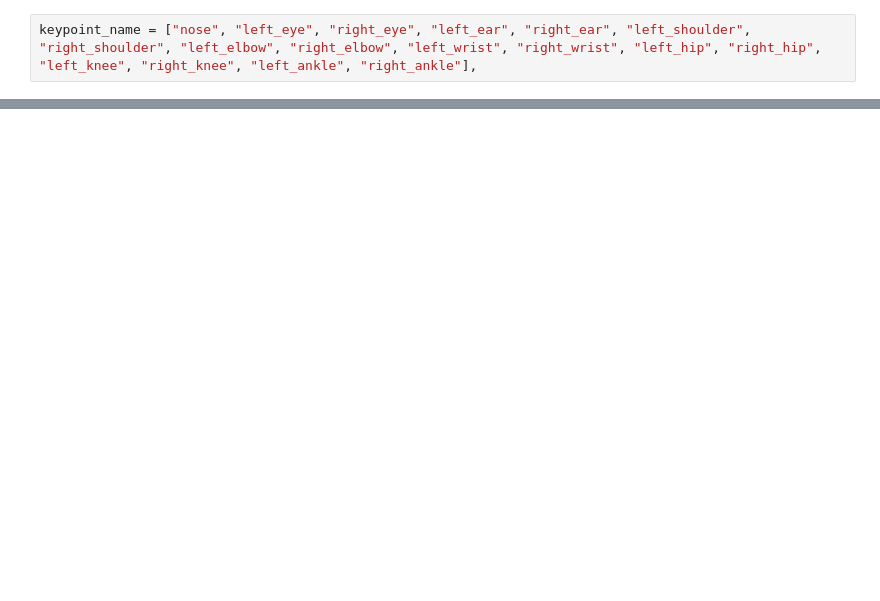
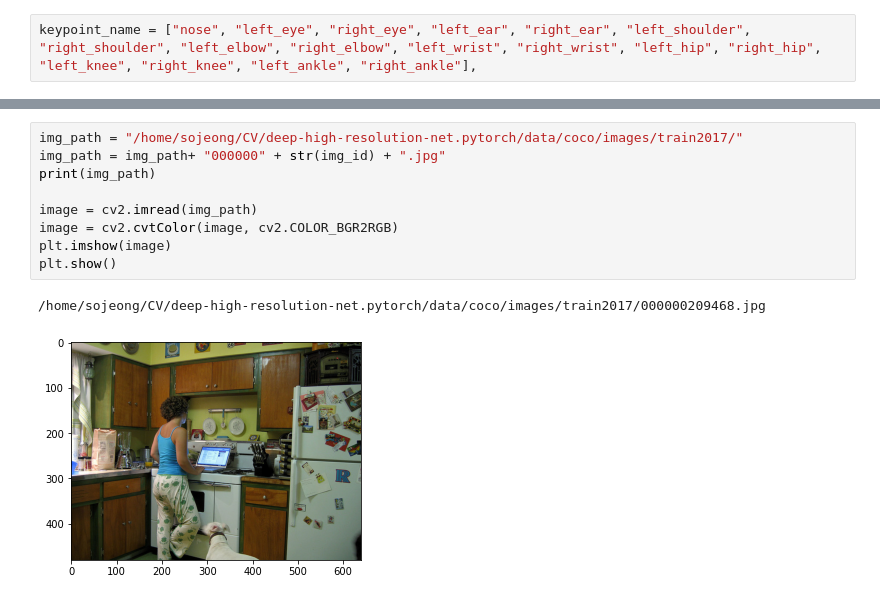
Before and after one commit to LittleSunfish/Human-Pose-Estimation, a Jupyter notebook: heatmap.ipynb, the cells around one changed output, grey strips where cells are left out. Cells and saved outputs as stored; diff of their text form; blank space fills up the shorter version.

```diff
--- a/heatmap.ipynb
+++ b/heatmap.ipynb
@@ -47,3 +53,15 @@ bounding_box #[x,y,width, height]
+# %%
+img_path = "/home/sojeong/CV/deep-high-resolution-net.pytorch/data/coco/images/train2017/"
+img_path = img_path+ "000000" + str(img_id) + ".jpg"
+print(img_path)
+
+image = cv2.imread(img_path)
+image = cv2.cvtColor(image, cv2.COLOR_BGR2RGB)
+plt.imshow(image)
+plt.show()
+# %% [output]
+/home/sojeong/CV/deep-high-resolution-net.pytorch/data/coco/images/train2017/000000209468.jpg
+[figure, added]
 # %%
 
 keypoint = []
```
Also changed, not shown: parts of 12 cells of this notebook.
